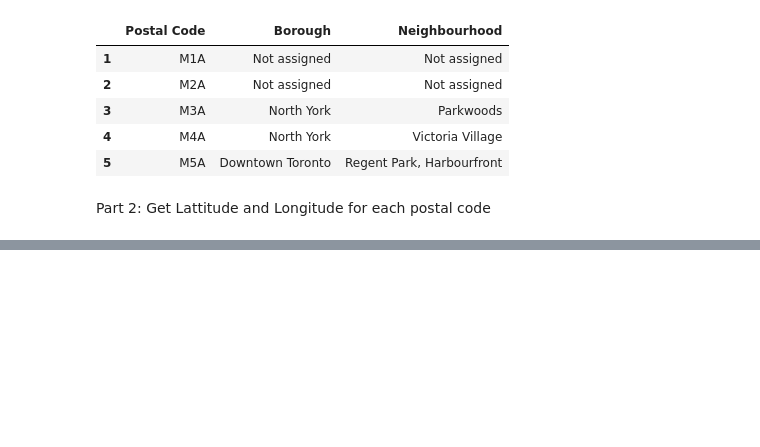
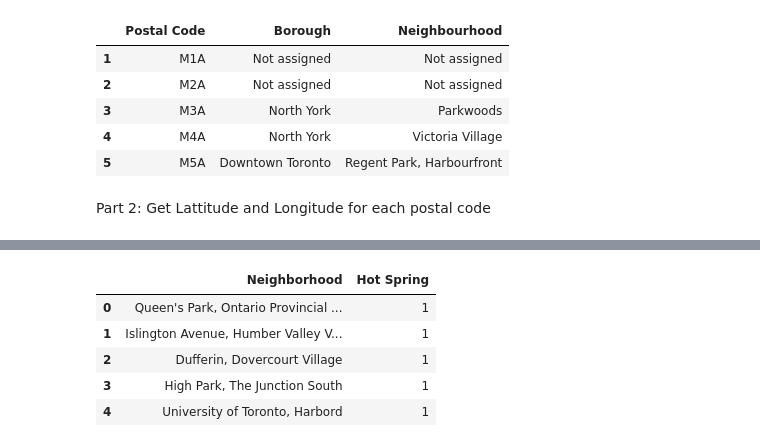
Before and after one commit to JustChandy/Coursera_Capstone, a Jupyter notebook: Toronto_Segmenting+Clustering.ipynb, the cells around one changed output, grey strips where cells are left out. Saved outputs shown, nothing was run; the diff lists cells and outputs as text; code cells hidden in the pictures; blank space fills up the shorter version.

```diff
--- a/Toronto_Segmenting+Clustering.ipynb
+++ b/Toronto_Segmenting+Clustering.ipynb
@@ -106,0 +180,9 @@ df.head()
+# %%
+neighborhood_latitude = df['Latitude'].iloc[23] # neighborhood latitude value
+neighborhood_longitude = df['Longitude'].iloc[23] # neighborhood longitude value
+
+neighborhood_name = df['Neighbourhood'].iloc[23] # neighborhood name
+
+print('Latitude and longitude values of {} are {}, {}.'.format(neighborhood_name,
+                                                               neighborhood_latitude,
+                                                               neighborhood_longitude))
@@ -106,0 +272,18 @@ df.head()
+# %%
+toronto_onehot = pd.get_dummies(toronto_venues[['Venue Category']], prefix="", prefix_sep="")
+
+# add neighborhood column back to dataframe
+toronto_onehot['Neighborhood'] = toronto_venues['Neighborhood']
+
+# move neighborhood column to the first column
+fixed_columns = [toronto_onehot.columns[-1]] + list(toronto_onehot.columns[:-1])
+toronto_onehot = toronto_onehot[fixed_columns]
+
+toronto_onehot.head()
+# %% [output]
+|  | Neighborhood | Hot Spring |
+| 0 | Queen's Park, Ontario Provincial ... | 1 |
+| 1 | Islington Avenue, Humber Valley V... | 1 |
+| 2 | Dufferin, Dovercourt Village | 1 |
+| 3 | High Park, The Junction South | 1 |
+| 4 | University of Toronto, Harbord | 1 |
```
Also changed, not shown: parts of 23 cells of this notebook.
